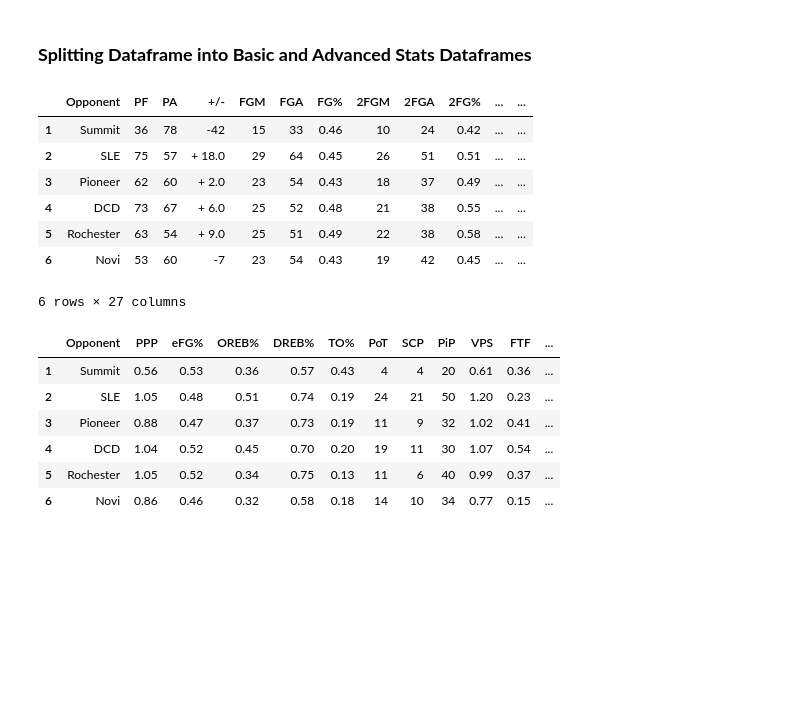
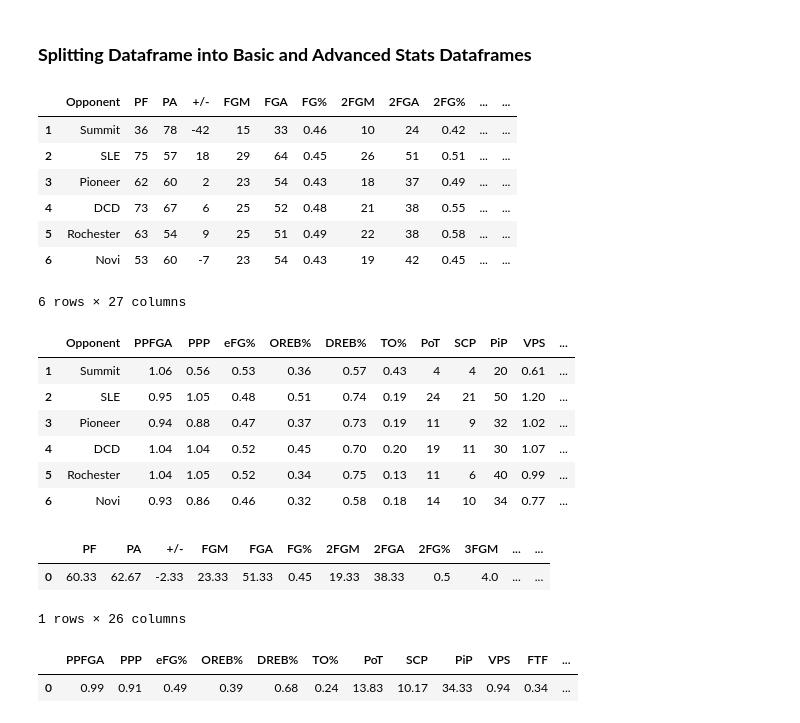
Before and after one commit to GabeOliveira04/PlaySmart-v2, a Jupyter notebook: Game Analysis/All Games Analysis/Total Game Analysis/All Games Analysis.ipynb, the cells around one changed output. Cells and saved outputs as stored; diff of their text form; code cells hidden in the pictures; blank space fills up the shorter version.

Commit message:
Averages Calculated

```diff
--- a/Game Analysis/All Games Analysis/Total Game Analysis/All Games Analysis.ipynb
+++ b/Game Analysis/All Games Analysis/Total Game Analysis/All Games Analysis.ipynb
@@ -86,28 +87,58 @@ Games
 # %%
 Games = Games[["Opponent", "PF", "PA", "+/-", "FGM", "FGA", "FG%", "2FGM", "2FGA", "2FG%", "3FGM", "3FGA", "3FG%", "FTM", "FTA", "FT%", "OREB", "DREB", "REB", "AST", "TO", "A/TO", "DEFL", "STL", "BLK", "FOUL", "MINS", "PPP", "eFG%", "OREB%", "DREB%", "TO%", "PoT", "SCP", "PiP", "VPS", "FTF", "SLOB", "PPSLOB", "SLOBP", "BLOB", "PPBLOB", "BLOBP"]]
 Basic = Games.iloc[:, :27]
+Basic["+/-"] = Basic["PF"] - Basic["PA"]
 Basic
 # %% [output]
 |  | Opponent | PF | PA | +/- | FGM | FGA | FG% | 2FGM | 2FGA | 2FG% | ... | ... |
 | 1 | Summit | 36 | 78 | -42 | 15 | 33 | 0.46 | 10 | 24 | 0.42 | ... | ... |
-| 2 | SLE | 75 | 57 | + 18.0 | 29 | 64 | 0.45 | 26 | 51 | 0.51 | ... | ... |
-| 3 | Pioneer | 62 | 60 | + 2.0 | 23 | 54 | 0.43 | 18 | 37 | 0.49 | ... | ... |
-| 4 | DCD | 73 | 67 | + 6.0 | 25 | 52 | 0.48 | 21 | 38 | 0.55 | ... | ... |
-| 5 | Rochester | 63 | 54 | + 9.0 | 25 | 51 | 0.49 | 22 | 38 | 0.58 | ... | ... |
+| 2 | SLE | 75 | 57 | 18 | 29 | 64 | 0.45 | 26 | 51 | 0.51 | ... | ... |
+| 3 | Pioneer | 62 | 60 | 2 | 23 | 54 | 0.43 | 18 | 37 | 0.49 | ... | ... |
+| 4 | DCD | 73 | 67 | 6 | 25 | 52 | 0.48 | 21 | 38 | 0.55 | ... | ... |
+| 5 | Rochester | 63 | 54 | 9 | 25 | 51 | 0.49 | 22 | 38 | 0.58 | ... | ... |
 | 6 | Novi | 53 | 60 | -7 | 23 | 54 | 0.43 | 19 | 42 | 0.45 | ... | ... |
 6 rows × 27 columns
 # %%
 Advanced = Games.iloc[:, 27:]
 Advanced["Opponent"] = Games["Opponent"]
 last = Advanced.iloc[:, -1]
 Advanced = Advanced.drop(Advanced.columns[-1], axis =1)
 Advanced.insert(0, last.name, last)
+Advanced["PPFGA"] = ((Basic["PF"] - Basic["FTM"]) / Basic["FGA"]).round(2)
+last2 = Advanced.iloc[:, -1]
+Advanced = Advanced.drop(Advanced.columns[-1], axis =1)
+Advanced.insert(1, last2.name, last2)
 Advanced
 # %% [output]
-|  | Opponent | PPP | eFG% | OREB% | DREB% | TO% | PoT | SCP | PiP | VPS | FTF | ... |
-| 1 | Summit | 0.56 | 0.53 | 0.36 | 0.57 | 0.43 | 4 | 4 | 20 | 0.61 | 0.36 | ... |
-| 2 | SLE | 1.05 | 0.48 | 0.51 | 0.74 | 0.19 | 24 | 21 | 50 | 1.20 | 0.23 | ... |
-| 3 | Pioneer | 0.88 | 0.47 | 0.37 | 0.73 | 0.19 | 11 | 9 | 32 | 1.02 | 0.41 | ... |
-| 4 | DCD | 1.04 | 0.52 | 0.45 | 0.70 | 0.20 | 19 | 11 | 30 | 1.07 | 0.54 | ... |
-| 5 | Rochester | 1.05 | 0.52 | 0.34 | 0.75 | 0.13 | 11 | 6 | 40 | 0.99 | 0.37 | ... |
-| 6 | Novi | 0.86 | 0.46 | 0.32 | 0.58 | 0.18 | 14 | 10 | 34 | 0.77 | 0.15 | ... |
+|  | Opponent | PPFGA | PPP | eFG% | OREB% | DREB% | TO% | PoT | SCP | PiP | VPS | ... |
+| 1 | Summit | 1.06 | 0.56 | 0.53 | 0.36 | 0.57 | 0.43 | 4 | 4 | 20 | 0.61 | ... |
+| 2 | SLE | 0.95 | 1.05 | 0.48 | 0.51 | 0.74 | 0.19 | 24 | 21 | 50 | 1.20 | ... |
+| 3 | Pioneer | 0.94 | 0.88 | 0.47 | 0.37 | 0.73 | 0.19 | 11 | 9 | 32 | 1.02 | ... |
+| 4 | DCD | 1.04 | 1.04 | 0.52 | 0.45 | 0.70 | 0.20 | 19 | 11 | 30 | 1.07 | ... |
+| 5 | Rochester | 1.04 | 1.05 | 0.52 | 0.34 | 0.75 | 0.13 | 11 | 6 | 40 | 0.99 | ... |
+| 6 | Novi | 0.93 | 0.86 | 0.46 | 0.32 | 0.58 | 0.18 | 14 | 10 | 34 | 0.77 | ... |
+# %%
+Basic_Averages = Basic.drop("Opponent", axis = 1)
+Basic_Averages = Basic_Averages.mean().round(2)
+Basic_Averages = Basic_Averages.to_frame().T
+Basic_Averages["FG%"] = (Basic_Averages["FGM"] / Basic_Averages["FGA"]).round(2)
+Basic_Averages["2FG%"] = (Basic_Averages["2FGM"] / Basic_Averages["2FGA"]).round(2)
+Basic_Averages["3FG%"] = (Basic_Averages["3FGM"] / Basic_Averages["3FGA"]).round(2)
+Basic_Averages["A/TO"] = (Basic_Averages["AST"] / Basic_Averages["TO"]).round(2)
+Basic_Averages["FT%"] = (Basic_Averages["FTM"] / Basic_Averages["FTA"]).round(2)
+Basic_Averages
+# %% [output]
+|  | PF | PA | +/- | FGM | FGA | FG% | 2FGM | 2FGA | 2FG% | 3FGM | ... | ... |
+| 0 | 60.33 | 62.67 | -2.33 | 23.33 | 51.33 | 0.45 | 19.33 | 38.33 | 0.5 | 4.0 | ... | ... |
+1 rows × 26 columns
+# %%
+Advanced_Averages = Advanced.drop("Opponent", axis = 1)
+Advanced_Averages = Advanced_Averages.mean().round(2)
+Advanced_Averages = Advanced_Averages.to_frame().T
+Advanced_Averages["eFG%"] = (((Basic_Averages["FGM"] * num_games) + (0.5 * (Basic_Averages["3FGM"] * num_games))) / (Basic_Averages["FGA"] * num_games)).round(2)
+Advanced_Averages["TO%"] = (((Basic_Averages["TO"] * num_games)) / ((Basic_Averages["FGA"] * num_games) + (0.44 * (Basic_Averages["FTA"] * num_games)) + (Basic_Averages["TO"] * num_games))).round(2)
+Advanced_Averages["PPFGA"] = (((Basic_Averages["PF"] * num_games) - (Basic_Averages["FTM"] * num_games)) / (Basic_Averages["FGA"] * num_games)).round(2)
+Advanced_Averages
+# %% [output]
+|  | PPFGA | PPP | eFG% | OREB% | DREB% | TO% | PoT | SCP | PiP | VPS | FTF | ... |
+| 0 | 0.99 | 0.91 | 0.49 | 0.39 | 0.68 | 0.24 | 13.83 | 10.17 | 34.33 | 0.94 | 0.34 | ... |
```
Also changed, not shown: parts of 1 cell of this notebook.
